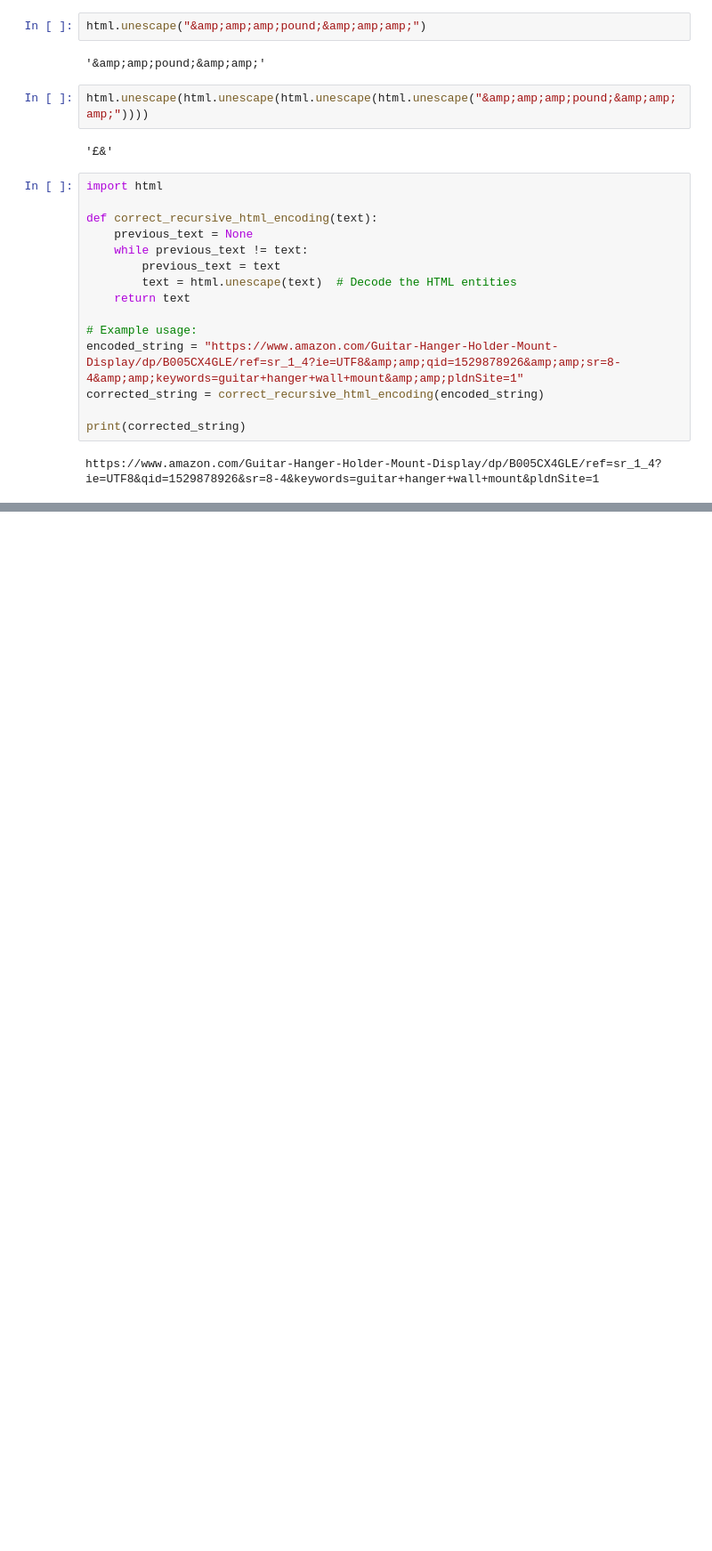
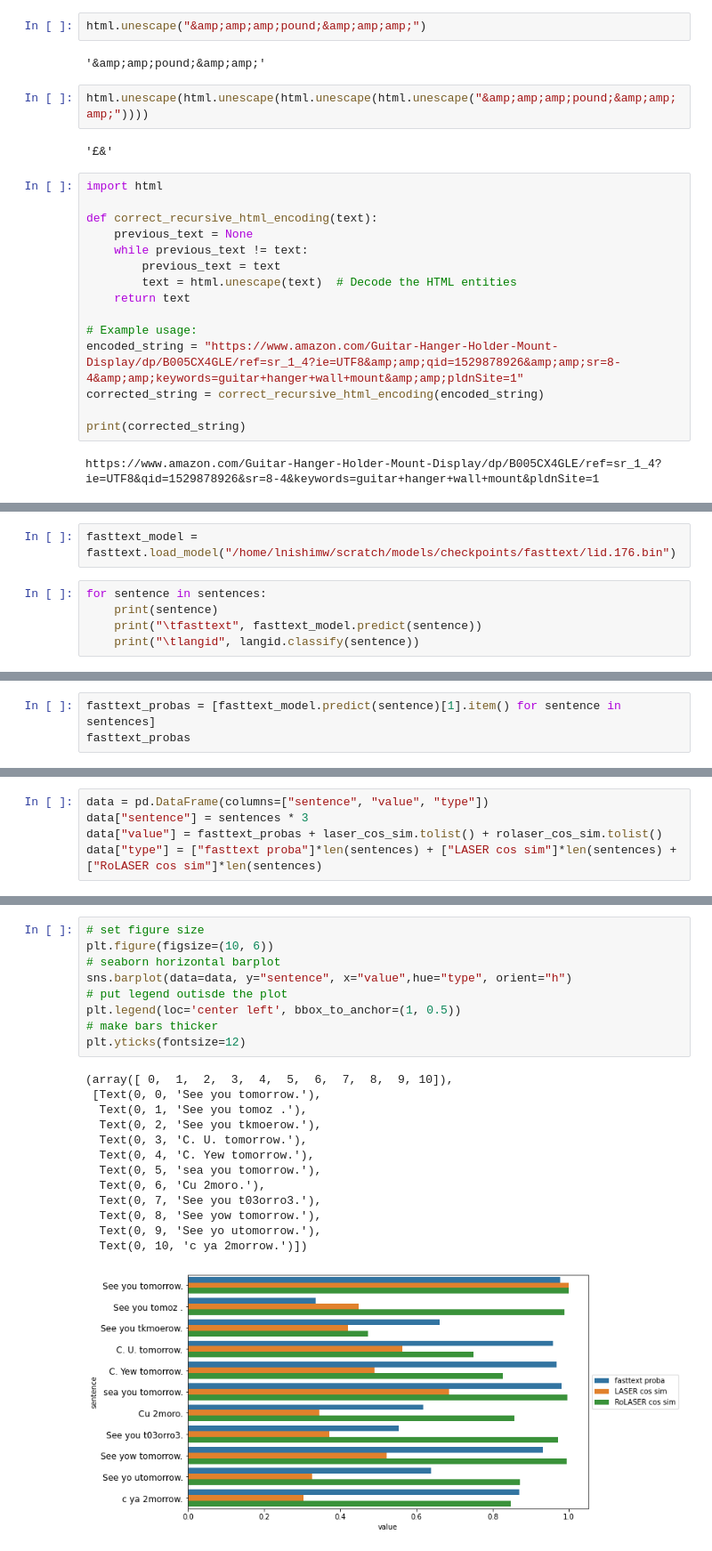
Before and after one commit to lydianish-phd/robust-embeddings, a Jupyter notebook: src/draft.ipynb, the cells around one changed output, grey strips where cells are left out. Shown at 89% size. Drawn from its saved outputs; the diff is of its cells as text; blank space fills up the shorter version.

Commit message:
trying out fasttext and sentence transformers

```diff
--- a/src/draft.ipynb
+++ b/src/draft.ipynb
@@ -1936,0 +1981,7 @@ https://www.amazon.com/Guitar-Hanger-Holder-Mount-Display/dp/B005CX4GLE/ref=sr_1
+# %%
+fasttext_model = fasttext.load_model("/home/lnishimw/scratch/models/checkpoints/fasttext/lid.176.bin")
+# %%
+for sentence in sentences:
+    print(sentence)
+    print("\tfasttext", fasttext_model.predict(sentence))
+    print("\tlangid", langid.classify(sentence))
@@ -1936,0 +2006,3 @@ https://www.amazon.com/Guitar-Hanger-Holder-Mount-Display/dp/B005CX4GLE/ref=sr_1
+# %%
+fasttext_probas = [fasttext_model.predict(sentence)[1].item() for sentence in sentences]
+fasttext_probas
@@ -1936,0 +2043,5 @@ https://www.amazon.com/Guitar-Hanger-Holder-Mount-Display/dp/B005CX4GLE/ref=sr_1
+# %%
+data = pd.DataFrame(columns=["sentence", "value", "type"])
+data["sentence"] = sentences * 3
+data["value"] = fasttext_probas + laser_cos_sim.tolist() + rolaser_cos_sim.tolist()
+data["type"] = ["fasttext proba"]*len(sentences) + ["LASER cos sim"]*len(sentences) + ["RoLASER cos sim"]*len(sentences)
@@ -1936,0 +2068,23 @@ https://www.amazon.com/Guitar-Hanger-Holder-Mount-Display/dp/B005CX4GLE/ref=sr_1
+# %%
+# set figure size
+plt.figure(figsize=(10, 6))
+# seaborn horizontal barplot
+sns.barplot(data=data, y="sentence", x="value",hue="type", orient="h")
+# put legend outisde the plot
+plt.legend(loc='center left', bbox_to_anchor=(1, 0.5))
+# make bars thicker
+plt.yticks(fontsize=12)
+# %% [output]
+(array([ 0,  1,  2,  3,  4,  5,  6,  7,  8,  9, 10]),
+ [Text(0, 0, 'See you tomorrow.'),
+  Text(0, 1, 'See you tomoz .'),
+  Text(0, 2, 'See you tkmoerow.'),
+  Text(0, 3, 'C. U. tomorrow.'),
+  Text(0, 4, 'C. Yew tomorrow.'),
+  Text(0, 5, 'sea you tomorrow.'),
+  Text(0, 6, 'Cu 2moro.'),
+  Text(0, 7, 'See you t03orro3.'),
+  Text(0, 8, 'See yow tomorrow.'),
+  Text(0, 9, 'See yo utomorrow.'),
+  Text(0, 10, 'c ya 2morrow.')])
+[figure, added]
```
Also changed, not shown: parts of 24 cells of this notebook.
